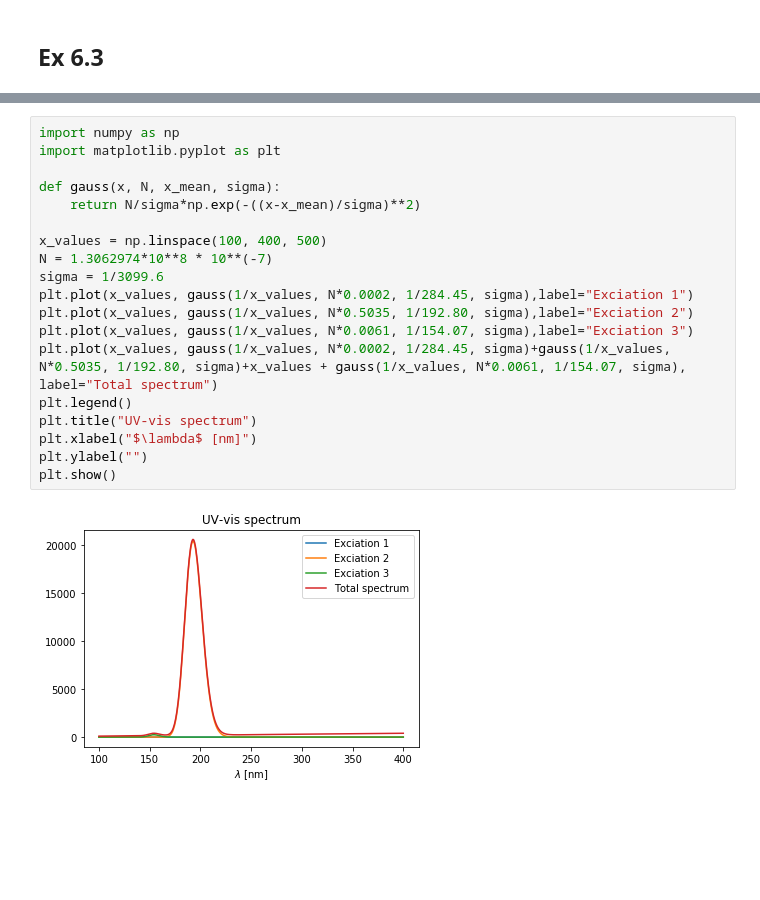
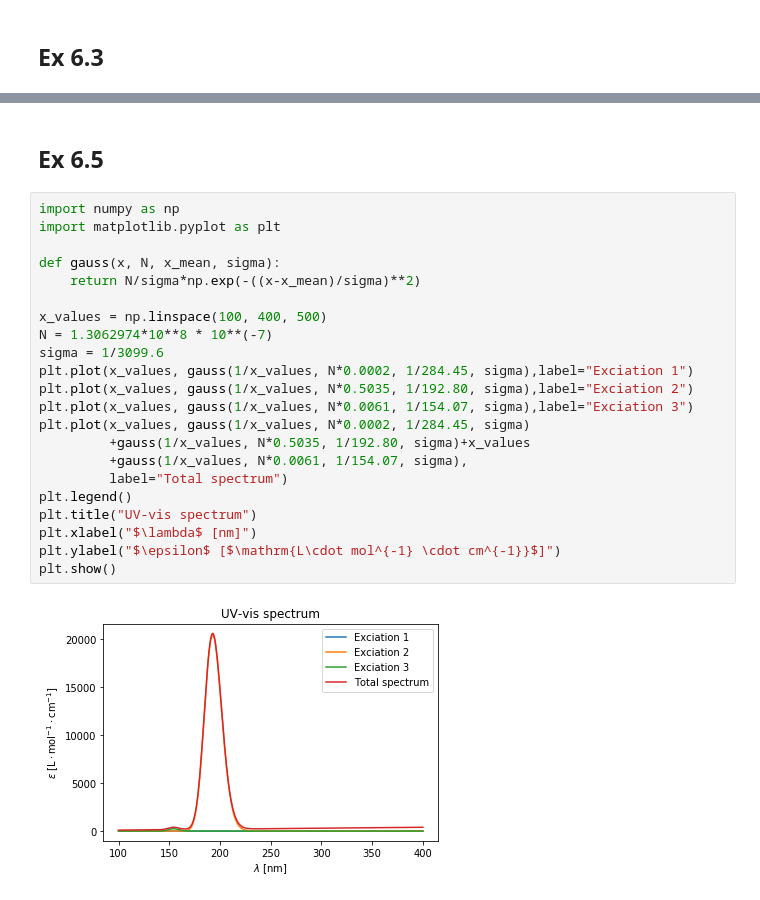
Before and after one commit to Melisius/Scientific-Python-for-Chemists-SDU, a Jupyter notebook: notebooks/Solutions_6.ipynb, the cells around one changed output, grey strips where cells are left out. Drawn from its saved outputs; the diff is of its cells as text; blank space fills up the shorter version.

```diff
--- a/notebooks/Solutions_6.ipynb
+++ b/notebooks/Solutions_6.ipynb
@@ -65,21 +116,26 @@ plt.show()
+# %% [markdown]
+## Ex 6.5
 # %%
 import numpy as np
 import matplotlib.pyplot as plt
 
 def gauss(x, N, x_mean, sigma):
     return N/sigma*np.exp(-((x-x_mean)/sigma)**2)
 
 x_values = np.linspace(100, 400, 500)
 N = 1.3062974*10**8 * 10**(-7)
 sigma = 1/3099.6
 plt.plot(x_values, gauss(1/x_values, N*0.0002, 1/284.45, sigma),label="Exciation 1")
 plt.plot(x_values, gauss(1/x_values, N*0.5035, 1/192.80, sigma),label="Exciation 2")
 plt.plot(x_values, gauss(1/x_values, N*0.0061, 1/154.07, sigma),label="Exciation 3")
-plt.plot(x_values, gauss(1/x_values, N*0.0002, 1/284.45, sigma)+gauss(1/x_values, N*0.5035, 1/192.80, sigma)+x_values + gauss(1/x_values, N*0.0061, 1/154.07, sigma), label="Total spectrum")
+plt.plot(x_values, gauss(1/x_values, N*0.0002, 1/284.45, sigma)
+         +gauss(1/x_values, N*0.5035, 1/192.80, sigma)+x_values
+         +gauss(1/x_values, N*0.0061, 1/154.07, sigma),
+         label="Total spectrum")
 plt.legend()
 plt.title("UV-vis spectrum")
 plt.xlabel("$\lambda$ [nm]")
-plt.ylabel("")
+plt.ylabel("$\epsilon$ [$\mathrm{L\cdot mol^{-1} \cdot cm^{-1}}$]")
 plt.show()
 # %% [output]
-[figure, old version]
+[figure, new version]
```
Also changed, not shown: parts of 4 cells of this notebook, 6 other files.
